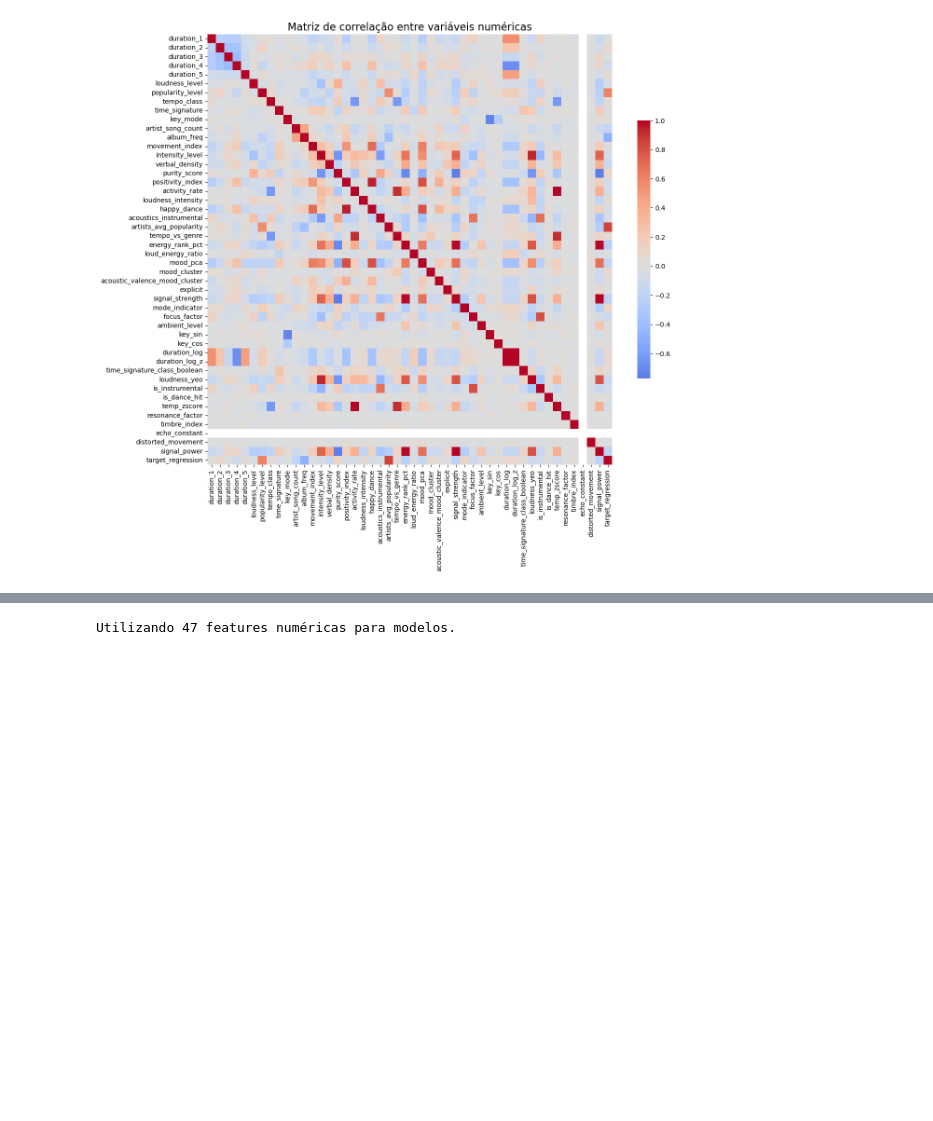
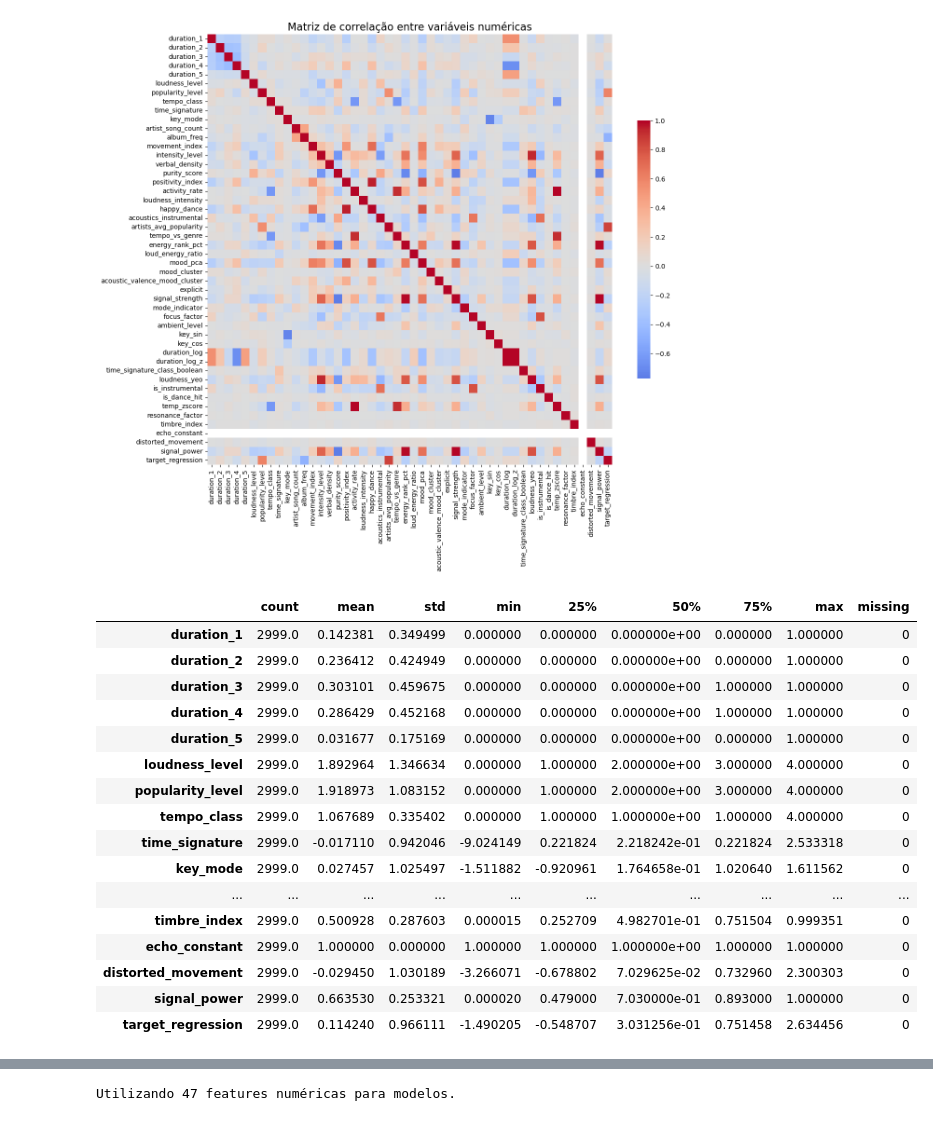
Before and after one commit to GuilhermeMarinho03/APRAU_2025_Step1_Group21, a Jupyter notebook: notebooks/Untitled3.ipynb, the cells around one changed output, grey strips where cells are left out. Cells and saved outputs as stored; diff of their text form; code cells hidden in the pictures; blank space fills up the shorter version.

```diff
--- a/notebooks/Untitled3.ipynb
+++ b/notebooks/Untitled3.ipynb
@@ -62,3 +62,26 @@ plt.show()
 # %% [output]
 [figure]
 [figure]
+# %%
+# 2.1 Estatísticas básicas
+desc_stats = df[numeric_cols].describe().T
+desc_stats['missing'] = df[numeric_cols].isna().sum()
+display(desc_stats)
+# %% [output]
+|  | count | mean | std | min | 25% | 50% | 75% | max | missing |
+| duration_1 | 2999.0 | 0.142381 | 0.349499 | 0.000000 | 0.000000 | 0.000000e+00 | 0.000000 | 1.000000 | 0 |
+| duration_2 | 2999.0 | 0.236412 | 0.424949 | 0.000000 | 0.000000 | 0.000000e+00 | 0.000000 | 1.000000 | 0 |
+| duration_3 | 2999.0 | 0.303101 | 0.459675 | 0.000000 | 0.000000 | 0.000000e+00 | 1.000000 | 1.000000 | 0 |
+| duration_4 | 2999.0 | 0.286429 | 0.452168 | 0.000000 | 0.000000 | 0.000000e+00 | 1.000000 | 1.000000 | 0 |
+| duration_5 | 2999.0 | 0.031677 | 0.175169 | 0.000000 | 0.000000 | 0.000000e+00 | 0.000000 | 1.000000 | 0 |
+| loudness_level | 2999.0 | 1.892964 | 1.346634 | 0.000000 | 1.000000 | 2.000000e+00 | 3.000000 | 4.000000 | 0 |
+| popularity_level | 2999.0 | 1.918973 | 1.083152 | 0.000000 | 1.000000 | 2.000000e+00 | 3.000000 | 4.000000 | 0 |
+| tempo_class | 2999.0 | 1.067689 | 0.335402 | 0.000000 | 1.000000 | 1.000000e+00 | 1.000000 | 4.000000 | 0 |
+| time_signature | 2999.0 | -0.017110 | 0.942046 | -9.024149 | 0.221824 | 2.218242e-01 | 0.221824 | 2.533318 | 0 |
+| key_mode | 2999.0 | 0.027457 | 1.025497 | -1.511882 | -0.920961 | 1.764658e-01 | 1.020640 | 1.611562 | 0 |
+| ... | ... | ... | ... | ... | ... | ... | ... | ... | ... |
+| timbre_index | 2999.0 | 0.500928 | 0.287603 | 0.000015 | 0.252709 | 4.982701e-01 | 0.751504 | 0.999351 | 0 |
+| echo_constant | 2999.0 | 1.000000 | 0.000000 | 1.000000 | 1.000000 | 1.000000e+00 | 1.000000 | 1.000000 | 0 |
+| distorted_movement | 2999.0 | -0.029450 | 1.030189 | -3.266071 | -0.678802 | 7.029625e-02 | 0.732960 | 2.300303 | 0 |
+| signal_power | 2999.0 | 0.663530 | 0.253321 | 0.000020 | 0.479000 | 7.030000e-01 | 0.893000 | 1.000000 | 0 |
+| target_regression | 2999.0 | 0.114240 | 0.966111 | -1.490205 | -0.548707 | 3.031256e-01 | 0.751458 | 2.634456 | 0 |
```
Also changed, not shown: parts of 4 cells of this notebook.
